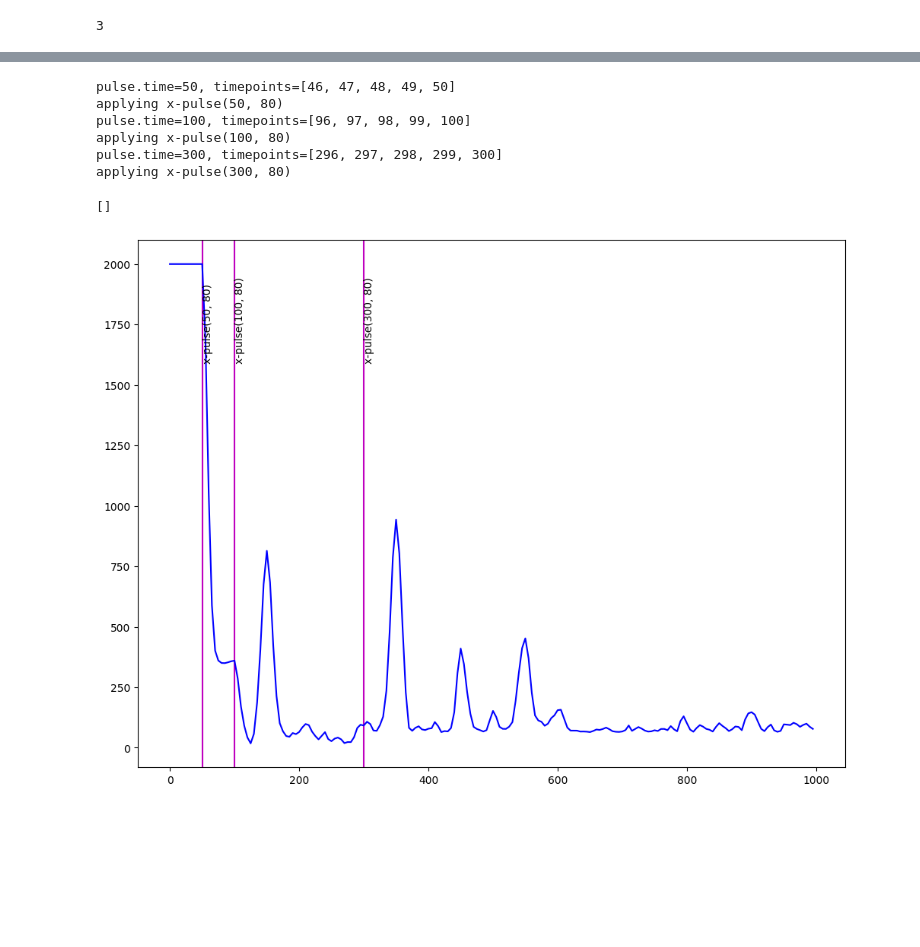
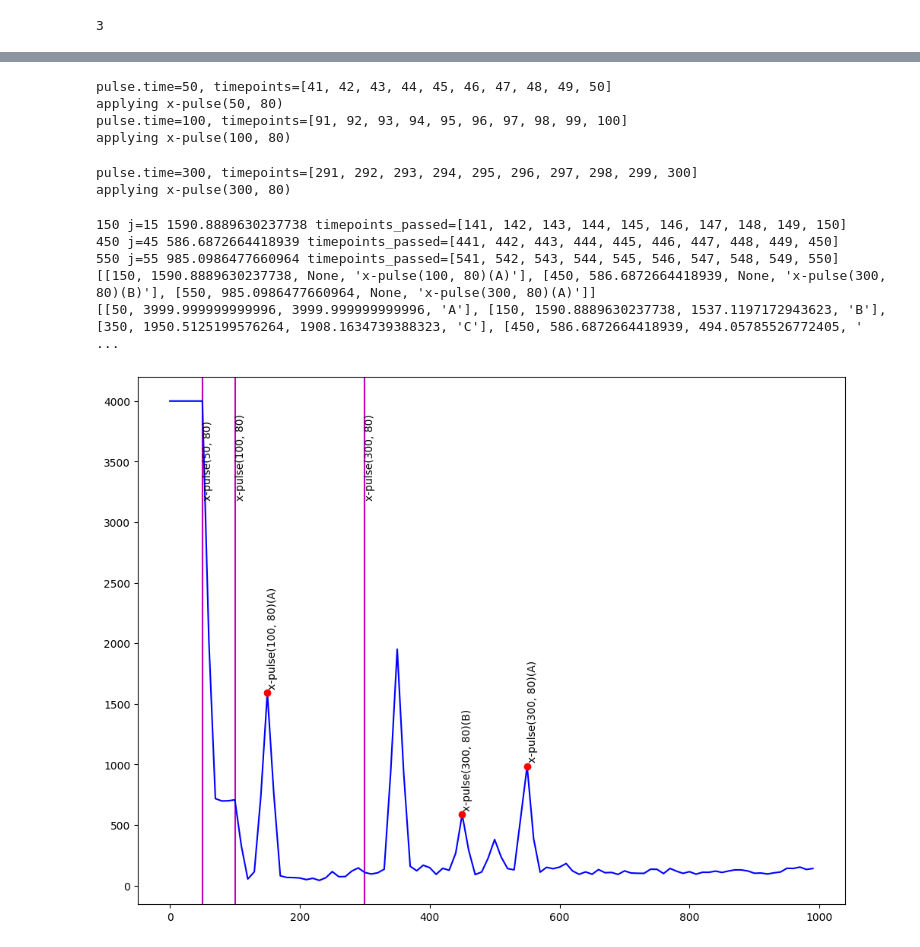
Before and after one commit to dbonekamp/spin_simulation, a Jupyter notebook: spin_simulation/spin_simulation.ipynb, the cells around one changed output, grey strips where cells are left out. Drawn from its saved outputs; the diff is of its cells as text; code cells hidden in the pictures; blank space fills up the shorter version.

```diff
--- a/spin_simulation/spin_simulation.ipynb
+++ b/spin_simulation/spin_simulation.ipynb
@@ -306,6 +307,15 @@ class Pulse:
             return f"{self.type}({self.time}, {self.value})"
         else:
             return f"{self.type}({self.time})"
+    def expectedPeaks(self, peaks): #peak is [time, absolute height, relative height]
+        expected = []
+        for peak in peaks:
+            TE_half = self.time - peak[0]
+            # TE = 2 * TE_half
+            absolute_time_of_echo = self.time + TE_half
+            # absolute_time_of_echo = peak[0] + TE #gives same value
+            expected.append([absolute_time_of_echo, None, None, self.toString() + "(" + peak[3] + ")"]) # cannot determine signal as not necessarily available yet
+        return expected
 # %%
 class PulseSequence:
     def __init__(self):
@@ -364,3 +415,6 @@ timepoints = range(0,1000,5)
+# %%
+number_spins = 2000
+timepoints = range(0,1000,10)
 # %%
 
 pulseSequence = PulseSequence()
@@ -386,20 +446,28 @@ applying invert(300)
 # %%
 
 pulseSequence = PulseSequence()
 pulseSequence.add(Pulse("x-pulse", 50, 80))
 pulseSequence.add(Pulse("x-pulse", 100, 80))
 pulseSequence.add(Pulse("x-pulse", 300, 80))
 
 signal_over_time = pulseSequence.simulate(spins, timepoints)
 pulseSequence.plotWithSignal(signal_over_time)
 
-signal_over_time[2]
+pulseSequence.determineHeightOfExpectedPeaks()
+print(pulseSequence.expected_peaks)
+print(signal_over_time[2]) #peaks
+pulseSequence.showPeakLabels()
+pulseSequence.showExpectedPeaks()
 # %% [output]
-pulse.time=50, timepoints=[46, 47, 48, 49, 50]
+pulse.time=50, timepoints=[41, 42, 43, 44, 45, 46, 47, 48, 49, 50]
 applying x-pulse(50, 80)
-pulse.time=100, timepoints=[96, 97, 98, 99, 100]
+pulse.time=100, timepoints=[91, 92, 93, 94, 95, 96, 97, 98, 99, 100]
 applying x-pulse(100, 80)
-pulse.time=300, timepoints=[296, 297, 298, 299, 300]
-applying x-pulse(300, 80)
-[]
+pulse.time=300, timepoints=[291, 292, 293, 294, 295, 296, 297, 298, 299, 300]
+applying x-pulse(300, 80)
+150 j=15 1590.8889630237738 timepoints_passed=[141, 142, 143, 144, 145, 146, 147, 148, 149, 150]
+450 j=45 586.6872664418939 timepoints_passed=[441, 442, 443, 444, 445, 446, 447, 448, 449, 450]
+550 j=55 985.0986477660964 timepoints_passed=[541, 542, 543, 544, 545, 546, 547, 548, 549, 550]
+[[150, 1590.8889630237738, None, 'x-pulse(100, 80)(A)'], [450, 586.6872664418939, None, 'x-pulse(300, 80)(B)'], [550, 985.0986477660964, None, 'x-pulse(300, 80)(A)']]
+[[50, 3999.999999999996, 3999.999999999996, 'A'], [150, 1590.8889630237738, 1537.1197172943623, 'B'], [350, 1950.5125199576264, 1908.1634739388323, 'C'], [450, 586.6872664418939, 494.05785526772405, ' ...
-[figure, old version]
+[figure, new version]
```
Also changed, not shown: parts of 6 cells of this notebook, 1 other file.
